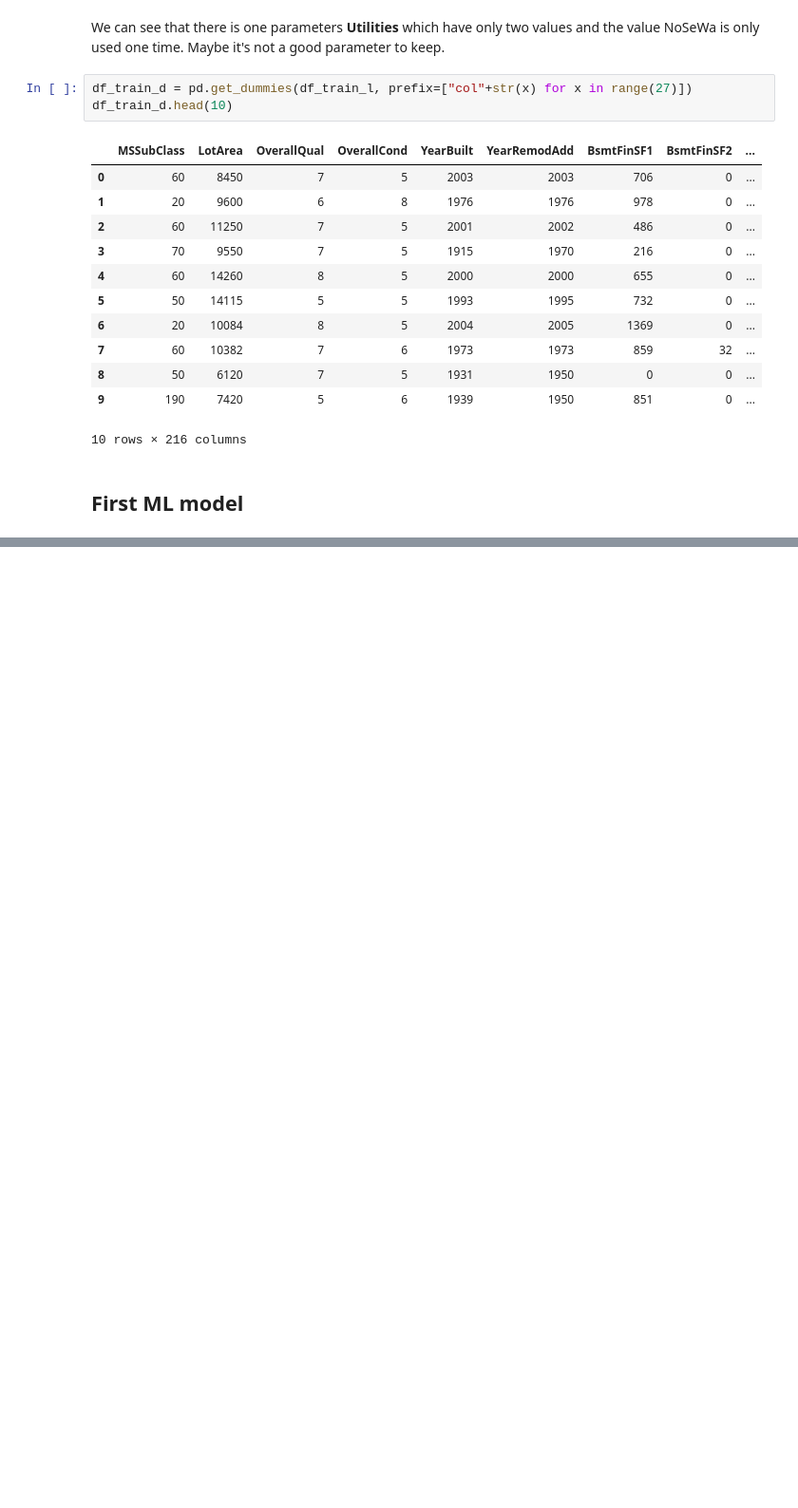
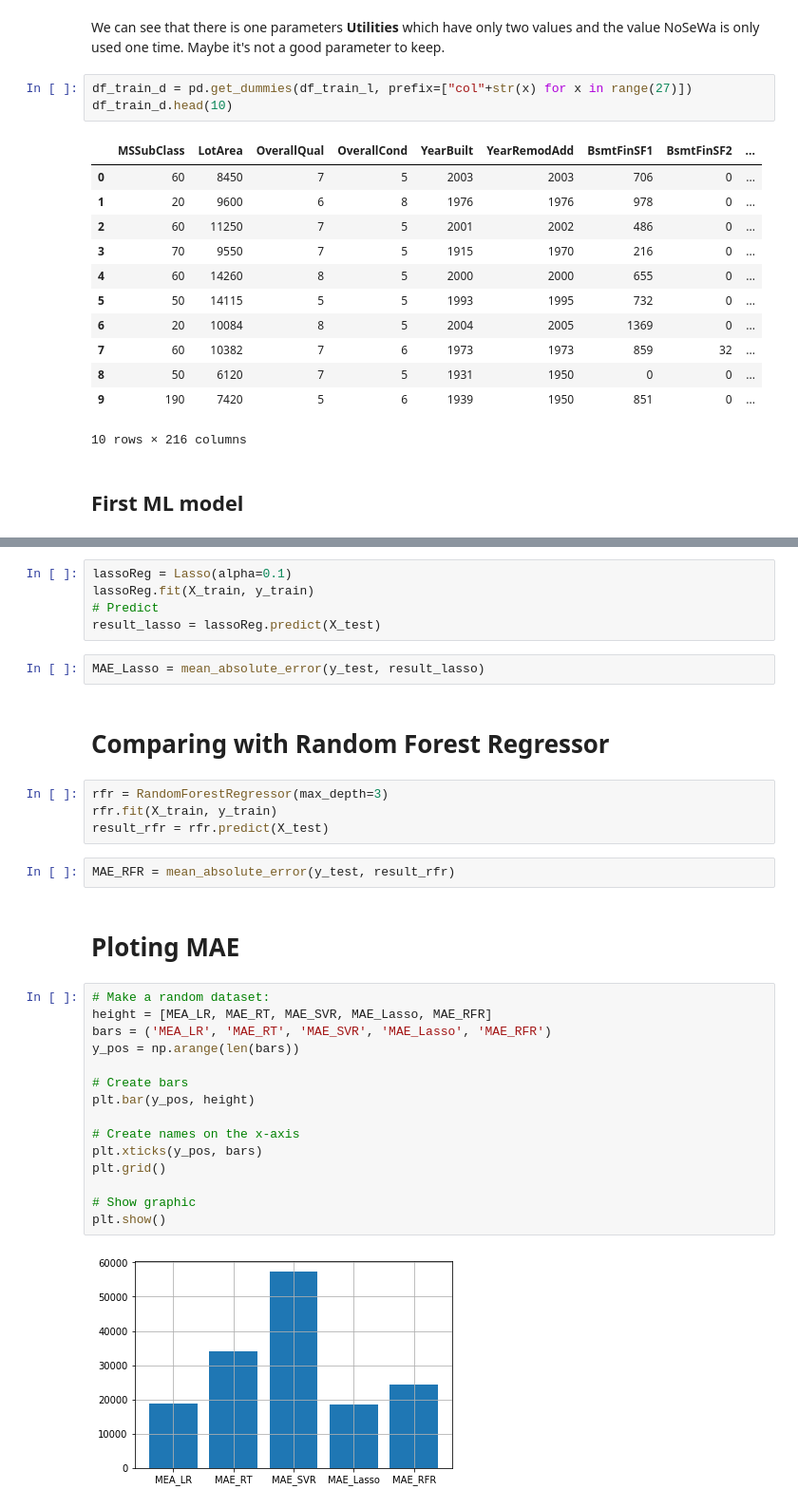
Before and after one commit to Picrik/DataScience, a Jupyter notebook: HousePrices/HousePrices_predictions.ipynb, the cells around one changed output, grey strips where cells are left out. Shown: that part at 95% size. Drawn from its saved outputs; the diff is of its cells as text; blank space fills up the shorter version.

```diff
--- a/HousePrices/HousePrices_predictions.ipynb
+++ b/HousePrices/HousePrices_predictions.ipynb
@@ -178,0 +203,34 @@ mean_absolute_error(y_test, y_pred)
+# %%
+lassoReg = Lasso(alpha=0.1)
+lassoReg.fit(X_train, y_train)
+# Predict
+result_lasso = lassoReg.predict(X_test)
+# %%
+MAE_Lasso = mean_absolute_error(y_test, result_lasso)
+# %% [markdown]
+# Comparing with Random Forest Regressor
+# %%
+rfr = RandomForestRegressor(max_depth=3)
+rfr.fit(X_train, y_train)
+result_rfr = rfr.predict(X_test)
+# %%
+MAE_RFR = mean_absolute_error(y_test, result_rfr)
+# %% [markdown]
+# Ploting MAE
+# %%
+# Make a random dataset:
+height = [MEA_LR, MAE_RT, MAE_SVR, MAE_Lasso, MAE_RFR]
+bars = ('MEA_LR', 'MAE_RT', 'MAE_SVR', 'MAE_Lasso', 'MAE_RFR')
+y_pos = np.arange(len(bars))
+
+# Create bars
+plt.bar(y_pos, height)
+
+# Create names on the x-axis
+plt.xticks(y_pos, bars)
+plt.grid()
+
+# Show graphic
+plt.show()
+# %% [output]
+[figure, added]
```
Also changed, not shown: parts of 13 cells of this notebook.
